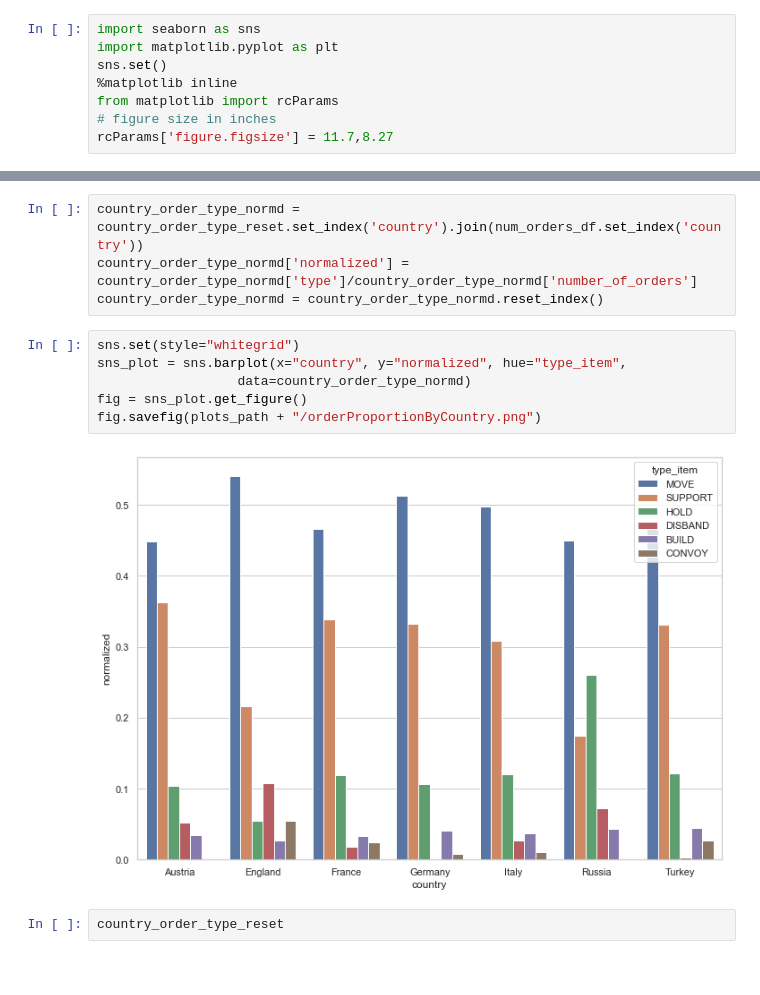
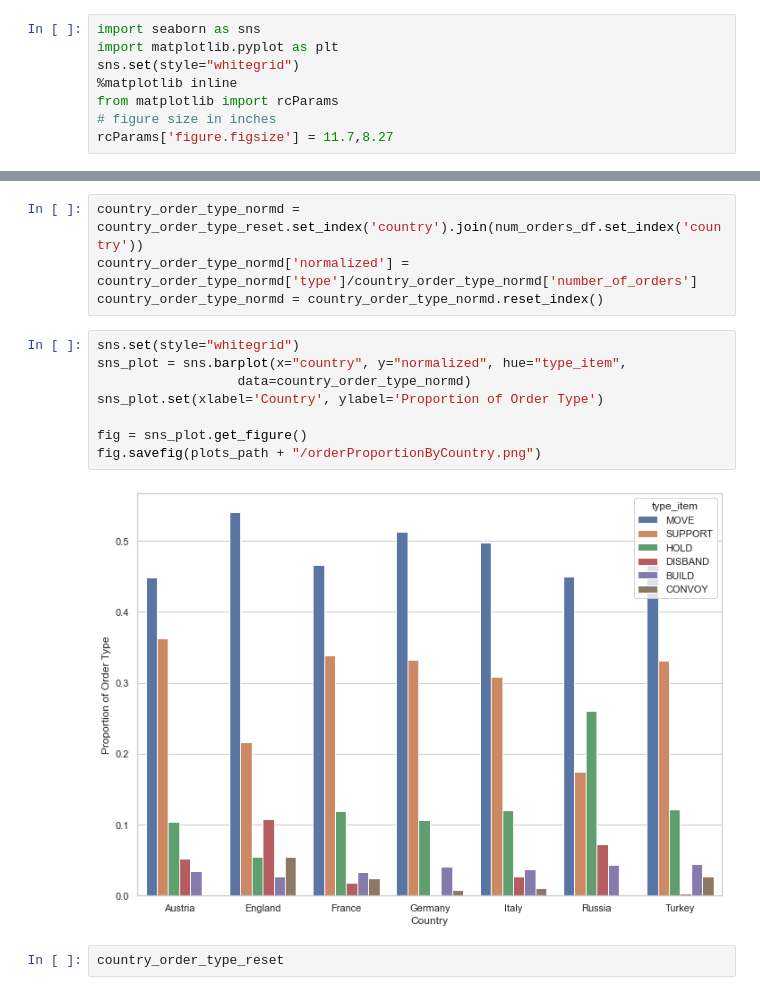
Before and after one commit to kingbd2/diplomacy-analysis, a Jupyter notebook: diplomacy_gif_maker/notebooks/dataAnalysis.ipynb, the cells around one changed output, grey strips where cells are left out. Saved outputs shown, nothing was run; the diff lists cells and outputs as text.

```diff
--- a/diplomacy_gif_maker/notebooks/dataAnalysis.ipynb
+++ b/diplomacy_gif_maker/notebooks/dataAnalysis.ipynb
@@ -90,7 +90,7 @@ total_years = max(unitsByPlayer_df['year'])
 # %%
 import seaborn as sns
 import matplotlib.pyplot as plt
-sns.set()
+sns.set(style="whitegrid")
 %matplotlib inline
 from matplotlib import rcParams
 # figure size in inches
@@ -198,11 +198,13 @@ country_order_type_normd = country_order_type_normd.reset_index()
 # %%
 sns.set(style="whitegrid")
 sns_plot = sns.barplot(x="country", y="normalized", hue="type_item",
                   data=country_order_type_normd)
+sns_plot.set(xlabel='Country', ylabel='Proportion of Order Type')
+
 fig = sns_plot.get_figure()
 fig.savefig(plots_path + "/orderProportionByCountry.png")
 # %% [output]
-[figure, old version]
+[figure, new version]
 # %%
 country_order_type_reset
 # %% [output]
```
Also changed, not shown: parts of 1 cell of this notebook, 1 other file.
